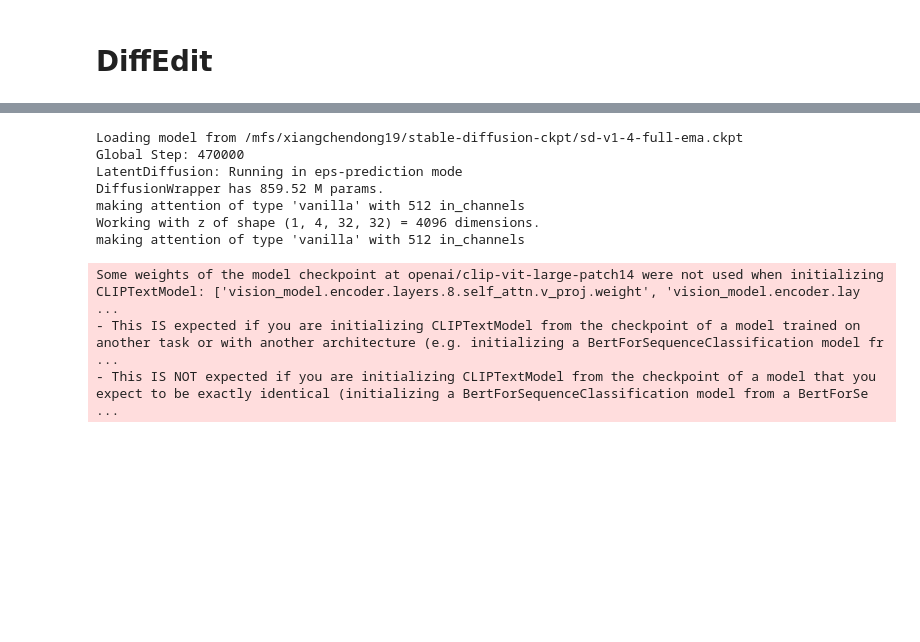
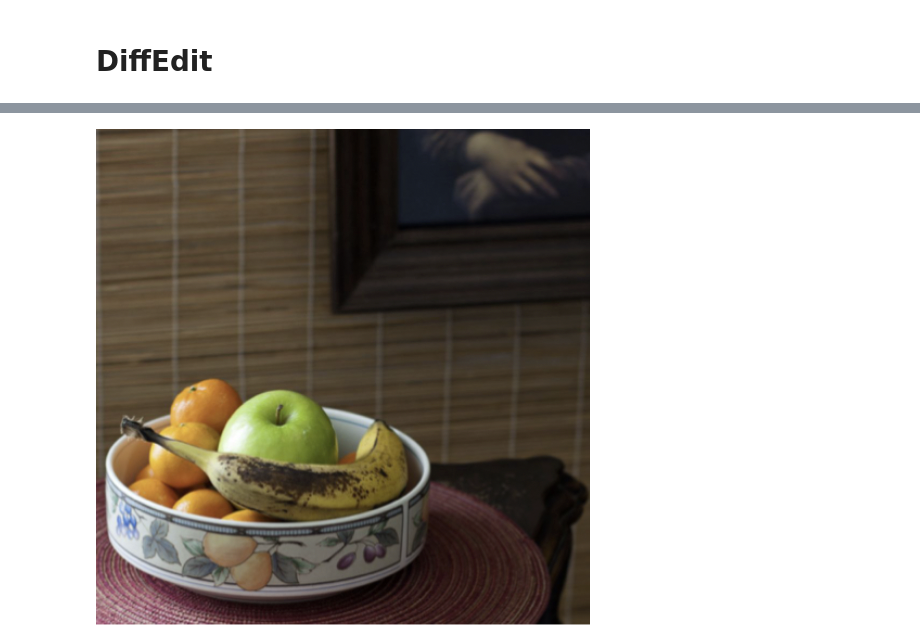
Before and after one commit to LuChengTHU/dpm-solver, a Jupyter notebook: example_v2/stable-diffusion/scripts/diffedit_inpaint.ipynb, the cells around one changed output, grey strips where cells are left out. Cells and saved outputs as stored; diff of their text form; code cells hidden in the pictures; blank space fills up the shorter version.

```diff
--- a/example_v2/stable-diffusion/scripts/diffedit_inpaint.ipynb
+++ b/example_v2/stable-diffusion/scripts/diffedit_inpaint.ipynb
@@ -338,13 +186,0 @@ def main():
-# %%
-model, opt = main()
-# %% [output]
-Loading model from /mfs/xiangchendong19/stable-diffusion-ckpt/sd-v1-4-full-ema.ckpt
-Global Step: 470000
-LatentDiffusion: Running in eps-prediction mode
-DiffusionWrapper has 859.52 M params.
-making attention of type 'vanilla' with 512 in_channels
-Working with z of shape (1, 4, 32, 32) = 4096 dimensions.
-making attention of type 'vanilla' with 512 in_channels
-Some weights of the model checkpoint at openai/clip-vit-large-patch14 were not used when initializing CLIPTextModel: ['vision_model.encoder.layers.8.self_attn.v_proj.weight', 'vision_model.encoder.lay ...
-- This IS expected if you are initializing CLIPTextModel from the checkpoint of a model trained on another task or with another architecture (e.g. initializing a BertForSequenceClassification model fr ...
-- This IS NOT expected if you are initializing CLIPTextModel from the checkpoint of a model that you expect to be exactly identical (initializing a BertForSequenceClassification model from a BertForSe ...
@@ -350,0 +329,6 @@ Some weights of the model checkpoint at openai/clip-vit-large-patch14 were not u
+# %%
+device = model.device
+assert os.path.isfile(opt.init_img)
+Image.open(opt.init_img)
+# %% [output]
+[figure, added]
```
Also changed, not shown: parts of 6 cells of this notebook, 1 other file.
